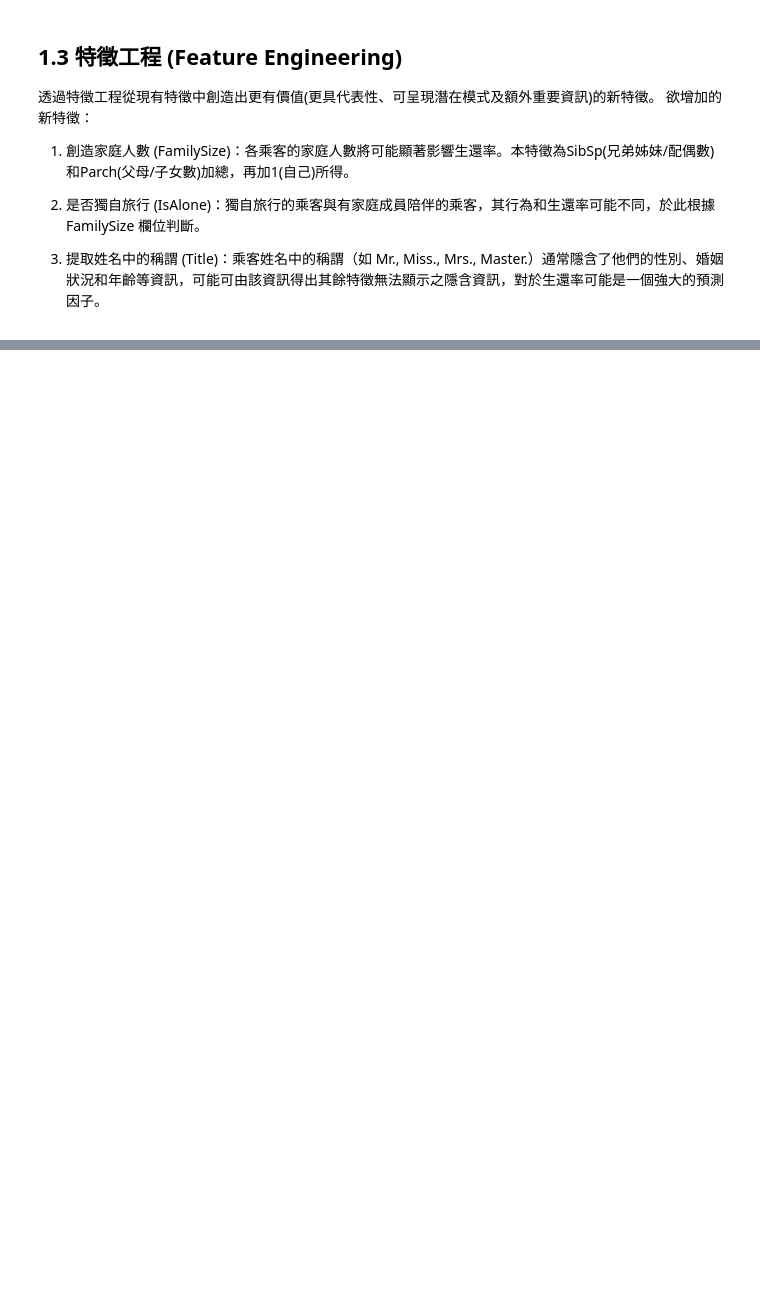
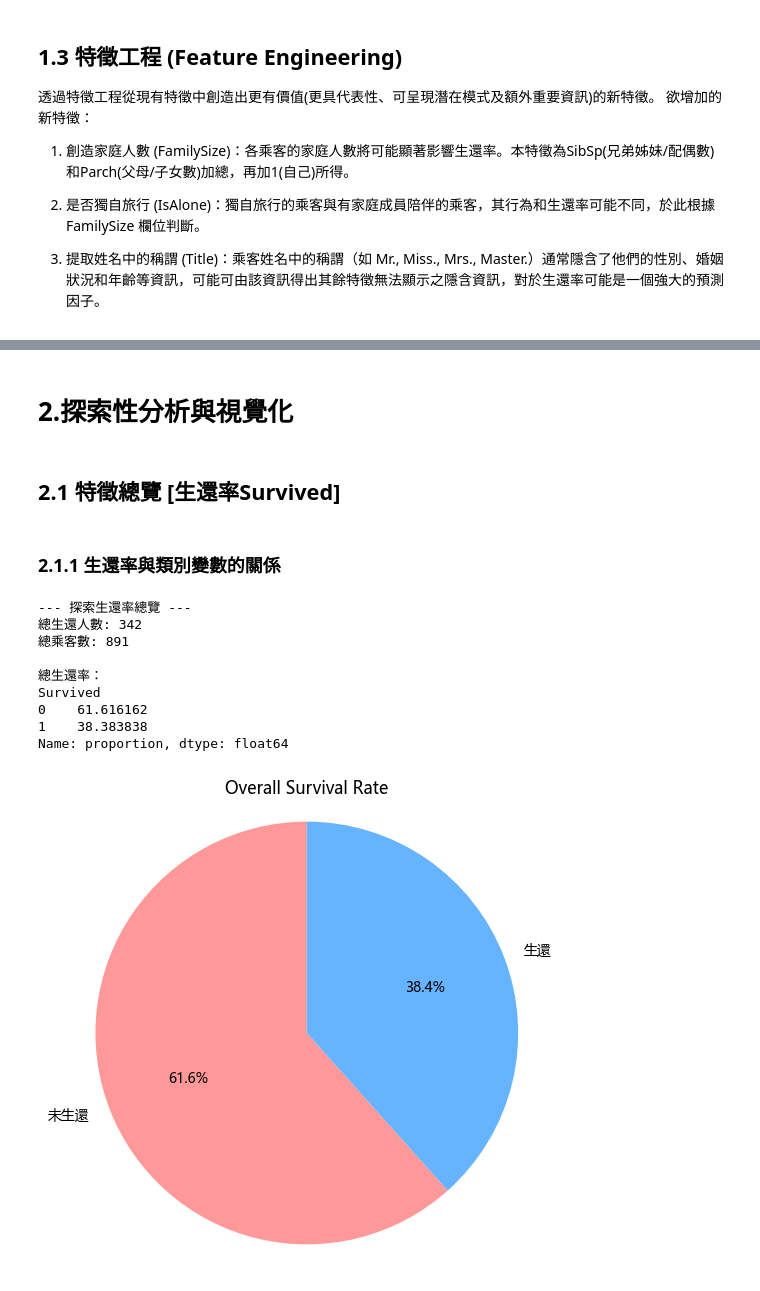
Before and after one commit to Anakin871103/IanLi-Data-Analytics-Projects, a Jupyter notebook: notebooks/01_Exploratory_Data_Analysis/Projects/001_EDA_Titanic_Survival_Analysis/notebook/Titanic_EDA_Survival_Analysis.ipynb, the cells around one changed output, grey strips where cells are left out. Saved outputs shown, nothing was run; the diff lists cells and outputs as text; code cells hidden in the pictures; blank space fills up the shorter version.

Commit message:
[更新] 2.探索性分析與視覺化

```diff
--- a/notebooks/01_Exploratory_Data_Analysis/Projects/001_EDA_Titanic_Survival_Analysis/notebook/Titanic_EDA_Survival_Analysis.ipynb
+++ b/notebooks/01_Exploratory_Data_Analysis/Projects/001_EDA_Titanic_Survival_Analysis/notebook/Titanic_EDA_Survival_Analysis.ipynb
@@ -299,0 +449,39 @@ print(df.info())
+# %% [markdown]
+# 2.探索性分析與視覺化
+# %% [markdown]
+## 2.1 特徵總覽 [生還率Survived]
+# %% [markdown]
+### 2.1.1 生還率與類別變數的關係
+# %%
+print("\n--- 探索生還率總覽 ---")
+
+# 將 'Survived' 欄位臨時轉換為 int，以進行 sum() 計算
+# df['Survived'].astype(int) 是一個臨時的 Series，不會修改原始 df
+total_survived = df['Survived'].astype(int).sum()
+total_passengers = len(df)
+
+print(f"總生還人數: {total_survived}")
+print(f"總乘客數: {total_passengers}")
+
+# 計算生還率，這部分可以保持不變
+survival_rate = df['Survived'].value_counts(normalize=True) * 100
+print("\n總生還率：")
+print(survival_rate)
+
+# 繪製生還率圓餅圖，這裡也可以保持不變
+plt.figure(figsize=(6, 6))
+plt.pie(survival_rate, labels=['未生還', '生還'], autopct='%1.1f%%', startangle=90, colors=['#ff9999','#66b3ff'])
+plt.title('Overall Survival Rate')
+plt.axis('equal') # 確保圓餅圖是圓的
+plt.show()
+# %% [output]
+--- 探索生還率總覽 ---
+總生還人數: 342
+總乘客數: 891
+
+總生還率：
+Survived
+0    61.616162
+1    38.383838
+Name: proportion, dtype: float64
+[figure, added]
```
Also changed, not shown: parts of 22 cells of this notebook.
